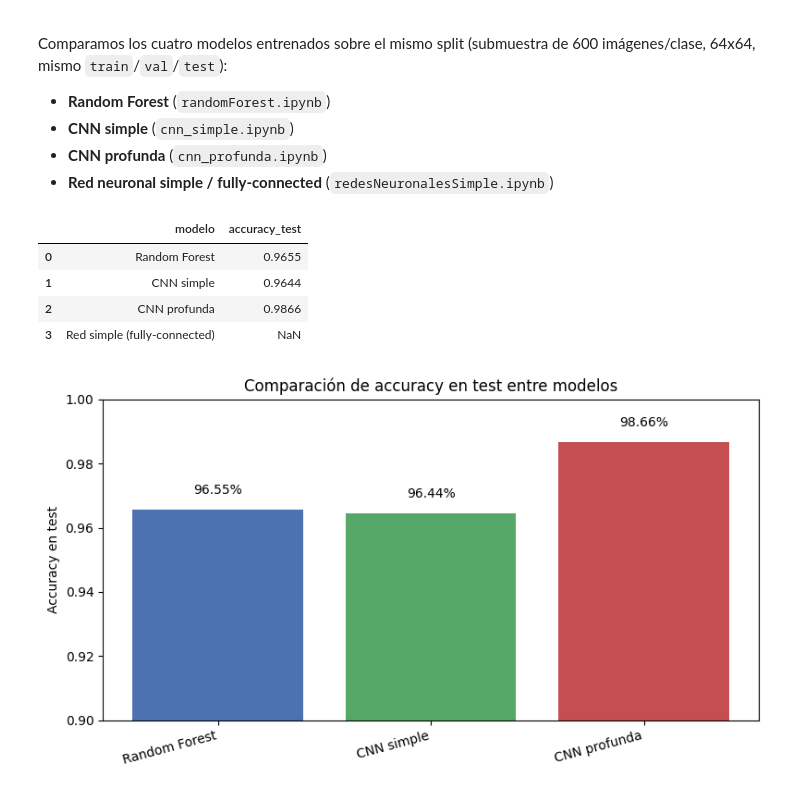
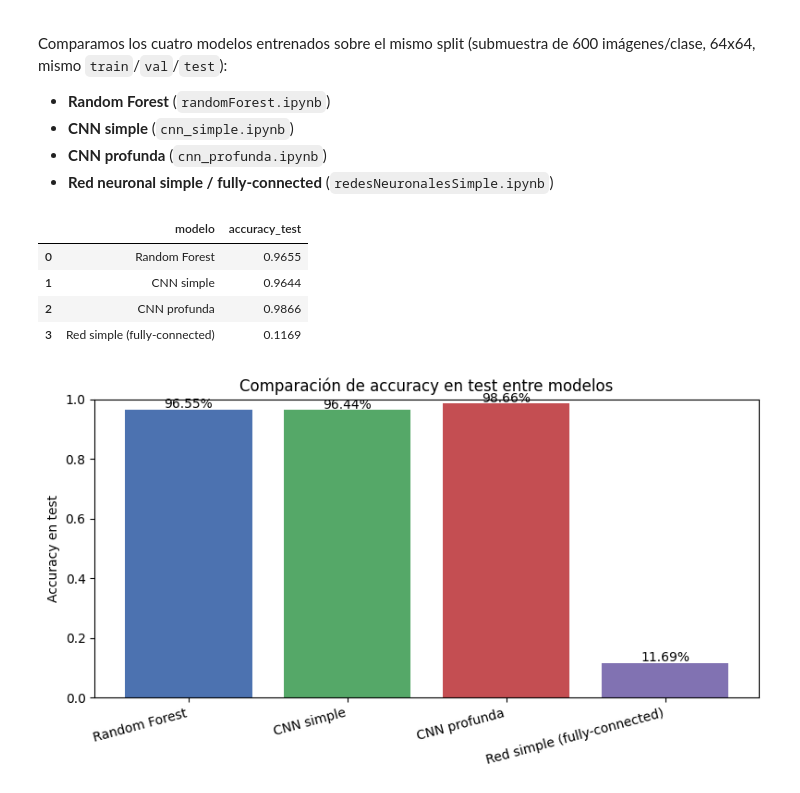
Before and after one commit to nilsmuralles/Lab3-DataScience, a Jupyter notebook: comparacionModelos.ipynb, the cells around one changed output. Drawn from its saved outputs; the diff is of its cells as text; code cells hidden in the pictures.

```diff
--- a/comparacionModelos.ipynb
+++ b/comparacionModelos.ipynb
@@ -15,7 +15,7 @@ resultados = {
     "Random Forest": 0.9655,
     "CNN simple": 0.9644,
     "CNN profunda": 0.9866,
-    "Red simple (fully-connected)": None,  # PENDIENTE
+    "Red simple (fully-connected)": 0.1169,
 }
 
 df_comparacion = pd.DataFrame({
@@ -28,26 +28,26 @@ df_comparacion
 | 0 | Random Forest | 0.9655 |
 | 1 | CNN simple | 0.9644 |
 | 2 | CNN profunda | 0.9866 |
-| 3 | Red simple (fully-connected) | NaN |
+| 3 | Red simple (fully-connected) | 0.1169 |
 # %%
 df_plot = df_comparacion.dropna()
 
 plt.figure(figsize=(8, 4.5))
 colores = ["#4C72B0", "#55A868", "#C44E52", "#8172B2"]
 barras = plt.bar(df_plot["modelo"], df_plot["accuracy_test"], color=colores[:len(df_plot)])
 
 for barra, valor in zip(barras, df_plot["accuracy_test"]):
     plt.text(barra.get_x() + barra.get_width() / 2, valor + 0.005, f"{valor:.2%}",
              ha="center", fontsize=10)
 
-plt.ylim(0.9, 1.0)
+plt.ylim(0, 1.0)
 plt.ylabel("Accuracy en test")
 plt.title("Comparación de accuracy en test entre modelos")
 plt.xticks(rotation=15, ha="right")
 plt.tight_layout()
 plt.show()
 # %% [output]
-[figure, old version]
+[figure, new version]
 # %% [markdown]
 ## Discusión
 
```
Also changed, not shown: parts of 1 cell of this notebook, 1 other file.
